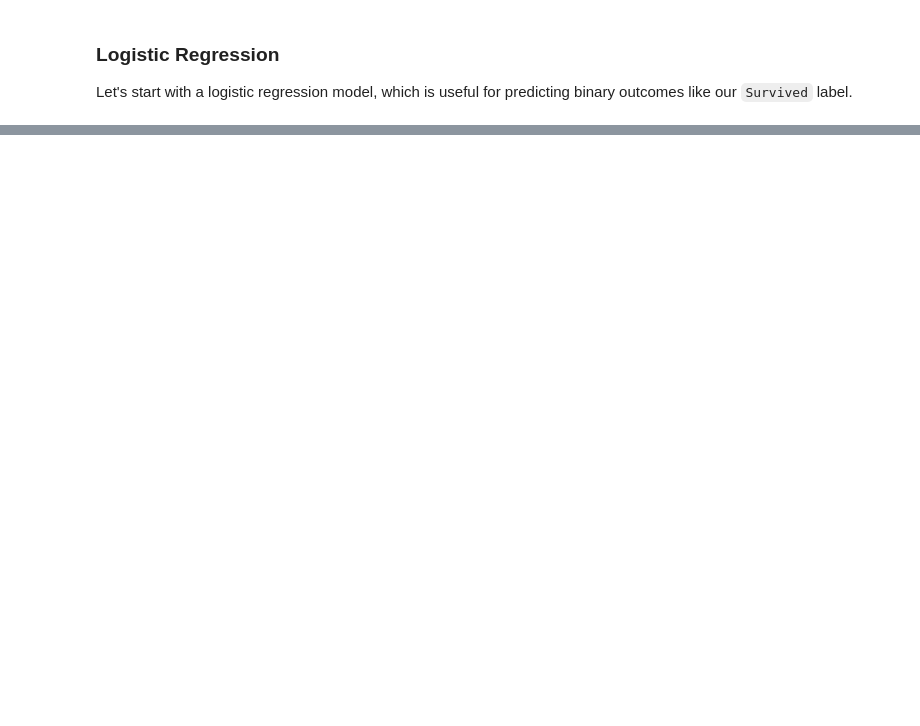
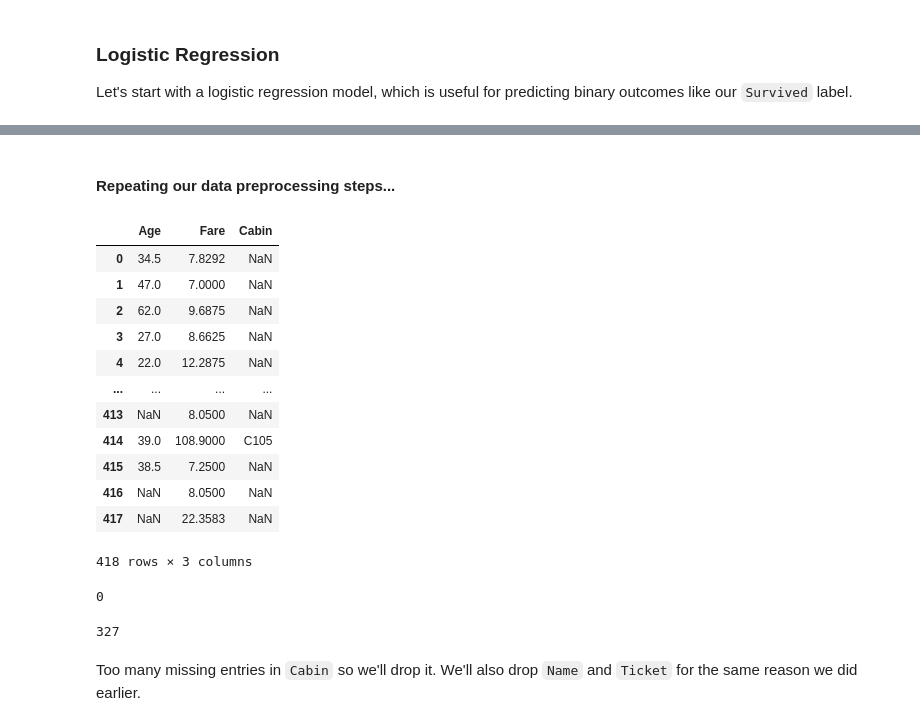
Before and after one commit to dwang0120/titanic-ML, a Jupyter notebook: Titanic - Machine Learning from Disaster.ipynb, the cells around one changed output, grey strips where cells are left out. Saved outputs shown, nothing was run; the diff lists cells and outputs as text; code cells hidden in the pictures; blank space fills up the shorter version.

```diff
--- a/Titanic - Machine Learning from Disaster.ipynb
+++ b/Titanic - Machine Learning from Disaster.ipynb
@@ -479,0 +522,2 @@ from sklearn.tree import DecisionTreeClassifier
+# %%
+test_data = pd.read_csv('test.csv')
@@ -479,0 +545,29 @@ from sklearn.tree import DecisionTreeClassifier
+# %% [markdown]
+#### Repeating our data preprocessing steps...
+# %%
+test_data.loc[:, test_data.isnull().any() ]
+# %% [output]
+|  | Age | Fare | Cabin |
+| 0 | 34.5 | 7.8292 | NaN |
+| 1 | 47.0 | 7.0000 | NaN |
+| 2 | 62.0 | 9.6875 | NaN |
+| 3 | 27.0 | 8.6625 | NaN |
+| 4 | 22.0 | 12.2875 | NaN |
+| ... | ... | ... | ... |
+| 413 | NaN | 8.0500 | NaN |
+| 414 | 39.0 | 108.9000 | C105 |
+| 415 | 38.5 | 7.2500 | NaN |
+| 416 | NaN | 8.0500 | NaN |
+| 417 | NaN | 22.3583 | NaN |
+418 rows × 3 columns
+# %%
+test_data['Age'] = test_data[['Age', 'Pclass']].apply(impute_age, axis = 1)
+test_data['Age'].isna().sum()
+# %% [output]
+0
+# %%
+test_data['Cabin'].isna().sum()
+# %% [output]
+327
+# %% [markdown]
+Too many missing entries in `Cabin` so we'll drop it. We'll also drop `Name` and `Ticket` for the same reason we did earlier.
```
Also changed, not shown: parts of 67 cells of this notebook, 1 other file.
